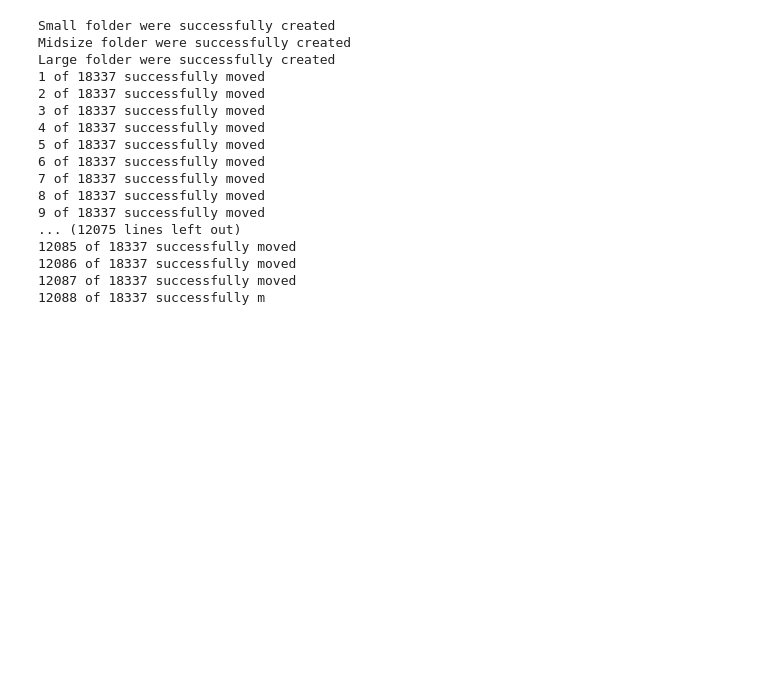
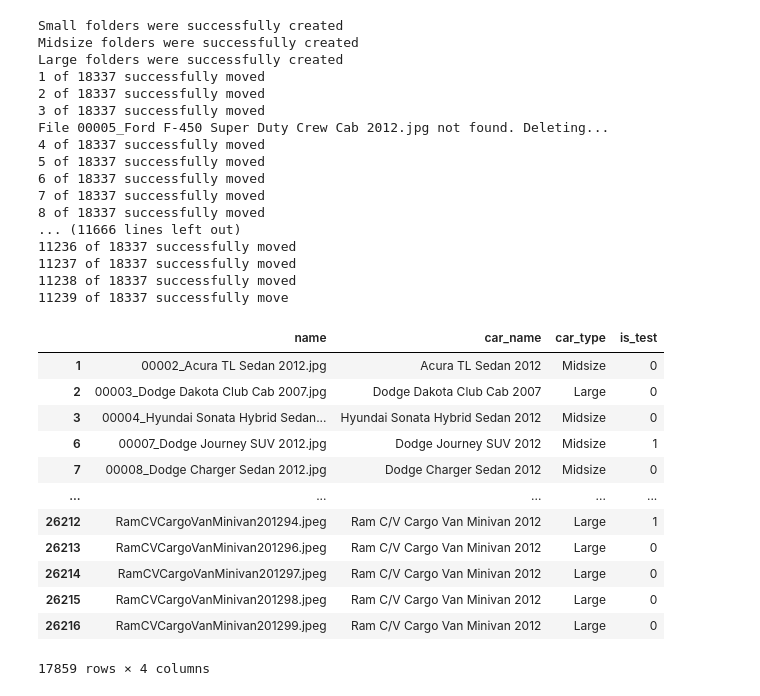
Before and after one commit to MrChriwo/car-body-prediction, a Jupyter notebook: services/image_seperator/image_seperator.ipynb, the cells around one changed output. Saved outputs shown, nothing was run; the diff lists cells and outputs as text; code cells hidden in the pictures; blank space fills up the shorter version.

```diff
--- a/services/image_seperator/image_seperator.ipynb
+++ b/services/image_seperator/image_seperator.ipynb
@@ -0,0 +6,3 @@
+# %%
+df = pd.read_csv("../../data/meta/final_dataset_labeled.csv", index_col=0)
+df
@@ -0,0 +38,8 @@
+# %%
+test = split_train_test(df, 0.1)["test"]
+df["is_test"] = 0
+for index, data in df.iterrows():
+    if data["name"] in test:
+        df.at[index, "is_test"] = 1
+
+df[df["is_test"] == 1]
@@ -1,46 +62,69 @@
 # %%
-import os
-import pandas as pd
-
 labels = ["Small", "Midsize", "Large"]
 folder_path = "../../data/images/"
+
+# Create 'train' and 'test' folders
+train_folder = os.path.join(folder_path, "train")
+test_folder = os.path.join(folder_path, "test")
+os.makedirs(train_folder, exist_ok=True)
+os.makedirs(test_folder, exist_ok=True)
+
 for label in labels:
-    label_folder = os.path.join(folder_path, label)
-    os.makedirs(label_folder, exist_ok=True)
-    print(f"{label} folder were successfully created")
+    train_label_folder = os.path.join(train_folder, label)
+    test_label_folder = os.path.join(test_folder, label)
+    os.makedirs(train_label_folder, exist_ok=True)
+    os.makedirs(test_label_folder, exist_ok=True)
+    print(f"{label} folders were successfully created")
 
-df = pd.read_csv("../../data/meta/final_dataset_labeled.csv")
 total = len(df)
 count = 0
 for index, data in df.iterrows():
     file_name = data["name"]
     label = data["car_type"]
+    is_test = data["is_test"]
 
     if os.path.exists(os.path.join(folder_path, file_name)):
         src_path = os.path.join(folder_path, file_name)
-        dest_path = os.path.join(folder_path, label, file_name)
+
+        if is_test == 1:
+            dest_path = os.path.join(test_folder, label, file_name)
+        else:
+            dest_path = os.path.join(train_folder, label, file_name)
+
         os.rename(src_path, dest_path)
-        count +=1
-        os.remove(src_path)
+        count += 1
         print(f"{count} of {total} successfully moved")
     else:
         print(f"File {file_name} not found. Deleting...")
-        os.remove(os.path.join(folder_path, file_name))
+df
 # %% [output]
-Small folder were successfully created
-Midsize folder were successfully created
-Large folder were successfully created
+Small folders were successfully created
+Midsize folders were successfully created
+Large folders were successfully created
 1 of 18337 successfully moved
 2 of 18337 successfully moved
 3 of 18337 successfully moved
+File 00005_Ford F-450 Super Duty Crew Cab 2012.jpg not found. Deleting...
 4 of 18337 successfully moved
 5 of 18337 successfully moved
 6 of 18337 successfully moved
 7 of 18337 successfully moved
 8 of 18337 successfully moved
-9 of 18337 successfully moved
-... (12075 lines left out)
-12085 of 18337 successfully moved
-12086 of 18337 successfully moved
-12087 of 18337 successfully moved
-12088 of 18337 successfully m
+... (11666 lines left out)
+11236 of 18337 successfully moved
+11237 of 18337 successfully moved
+11238 of 18337 successfully moved
+11239 of 18337 successfully move
+|  | name | car_name | car_type | is_test |
+| 1 | 00002_Acura TL Sedan 2012.jpg | Acura TL Sedan 2012 | Midsize | 0 |
+| 2 | 00003_Dodge Dakota Club Cab 2007.jpg | Dodge Dakota Club Cab 2007 | Large | 0 |
+| 3 | 00004_Hyundai Sonata Hybrid Sedan... | Hyundai Sonata Hybrid Sedan 2012 | Midsize | 0 |
+| 6 | 00007_Dodge Journey SUV 2012.jpg | Dodge Journey SUV 2012 | Midsize | 1 |
+| 7 | 00008_Dodge Charger Sedan 2012.jpg | Dodge Charger Sedan 2012 | Midsize | 0 |
+| ... | ... | ... | ... | ... |
+| 26212 | RamCVCargoVanMinivan201294.jpeg | Ram C/V Cargo Van Minivan 2012 | Large | 1 |
+| 26213 | RamCVCargoVanMinivan201296.jpeg | Ram C/V Cargo Van Minivan 2012 | Large | 0 |
+| 26214 | RamCVCargoVanMinivan201297.jpeg | Ram C/V Cargo Van Minivan 2012 | Large | 0 |
+| 26215 | RamCVCargoVanMinivan201298.jpeg | Ram C/V Cargo Van Minivan 2012 | Large | 0 |
+| 26216 | RamCVCargoVanMinivan201299.jpeg | Ram C/V Cargo Van Minivan 2012 | Large | 0 |
+17859 rows × 4 columns
```
Also changed, not shown: parts of 6 cells of this notebook, 6 other files.
